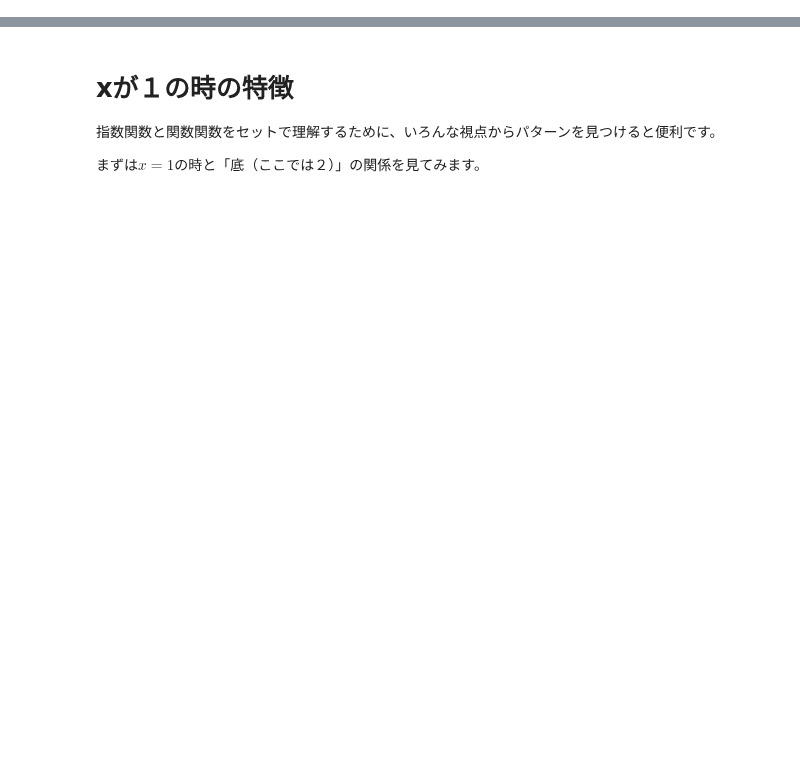
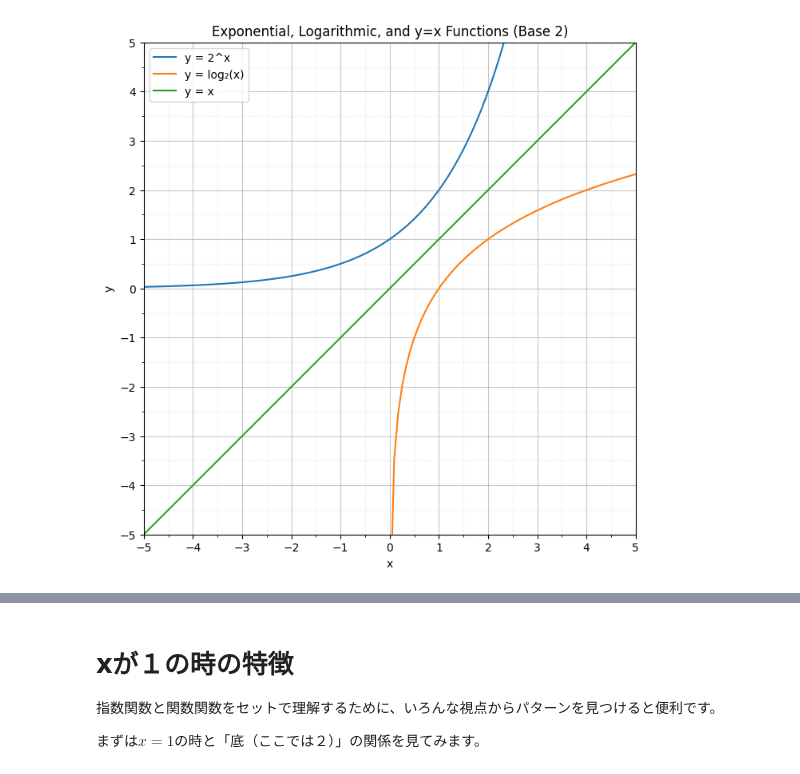
Before and after one commit to yoshiwatanabe/python-test, a Jupyter notebook: math/exponential_logrithmic.ipynb, the cells around one changed output, grey strips where cells are left out. Saved outputs shown, nothing was run; the diff lists cells and outputs as text; code cells hidden in the pictures; blank space fills up the shorter version.

```diff
--- a/math/exponential_logrithmic.ipynb
+++ b/math/exponential_logrithmic.ipynb
@@ -91,3 +28,70 @@ p1.show()
+# %%
+import numpy as np
+import matplotlib.pyplot as plt
+import matplotlib.ticker as ticker
+
+# グラフの範囲を設定 (ズームアウト & アニメーションと同様の範囲をカバー)
+x_min = -5  # よりズームアウト
+x_max = 5   # よりズームアウト
+y_min = -5  # アスペクト比1:1を維持
+y_max = 5   # アスペクト比1:1を維持
+
+# グラフ描画のための x 値を生成
+x = np.linspace(x_min, x_max, 400) # 十分な滑らかさ
+
+# 指数関数 (base=2)
+y_exp = 2**x
+
+# 定義域を考慮して対数関数 (base=2)を計算
+x_log = np.linspace(0.01, 32, 400)  # log関数の定義域は正の数、範囲を拡大
+y_log = np.log2(x_log)
+
+# y = x の直線
+y_line = x
+
+# グラフの描画
+plt.figure(figsize=(8, 8))  # 少し大きめの正方形にする
+plt.plot(x, y_exp, label='y = 2^x')
+plt.plot(x_log, y_log, label='y = log₂(x)')
+plt.plot(x, y_line, label='y = x')
+
+# 軸の範囲を設定
+plt.xlim(x_min, x_max)
+plt.ylim(y_min, y_max)
+
+# 軸ラベル
+plt.xlabel('x')
+plt.ylabel('y')
+
+# 目盛りの設定
+ax = plt.gca()
+
+# X軸の目盛り
+ax.xaxis.set_major_locator(ticker.MultipleLocator(1)) # 1間隔で主目盛り
+ax.xaxis.set_minor_locator(ticker.MultipleLocator(0.5)) # 0.5間隔で補助目盛り
+
+# Y軸の目盛り
+ax.yaxis.set_major_locator(ticker.MultipleLocator(1)) # 1間隔で主目盛り
+ax.yaxis.set_minor_locator(ticker.MultipleLocator(0.5)) # 0.5間隔で補助目盛り
+
+
+# グリッド表示
+plt.grid(True, which='major', linestyle='-', alpha=0.7)  # 主目盛りのグリッド
+plt.grid(True, which='minor', linestyle=':', alpha=0.3)  # 補助目盛りのグリッド
+
+# 凡例の表示
+plt.legend()
+
+# グラフタイトル
+plt.title('Exponential, Logarithmic, and y=x Functions (Base 2)')
+
+# アスペクト比を 1:1 に設定
+plt.gca().set_aspect('equal', adjustable='box') # これが重要
+
+# グラフを表示
+plt.show()
+# %% [output]
+[figure, added]
 # %% [markdown]
 特徴をざっくり言うと：
 
```
Also changed, not shown: parts of 7 cells of this notebook, 1 other file.
